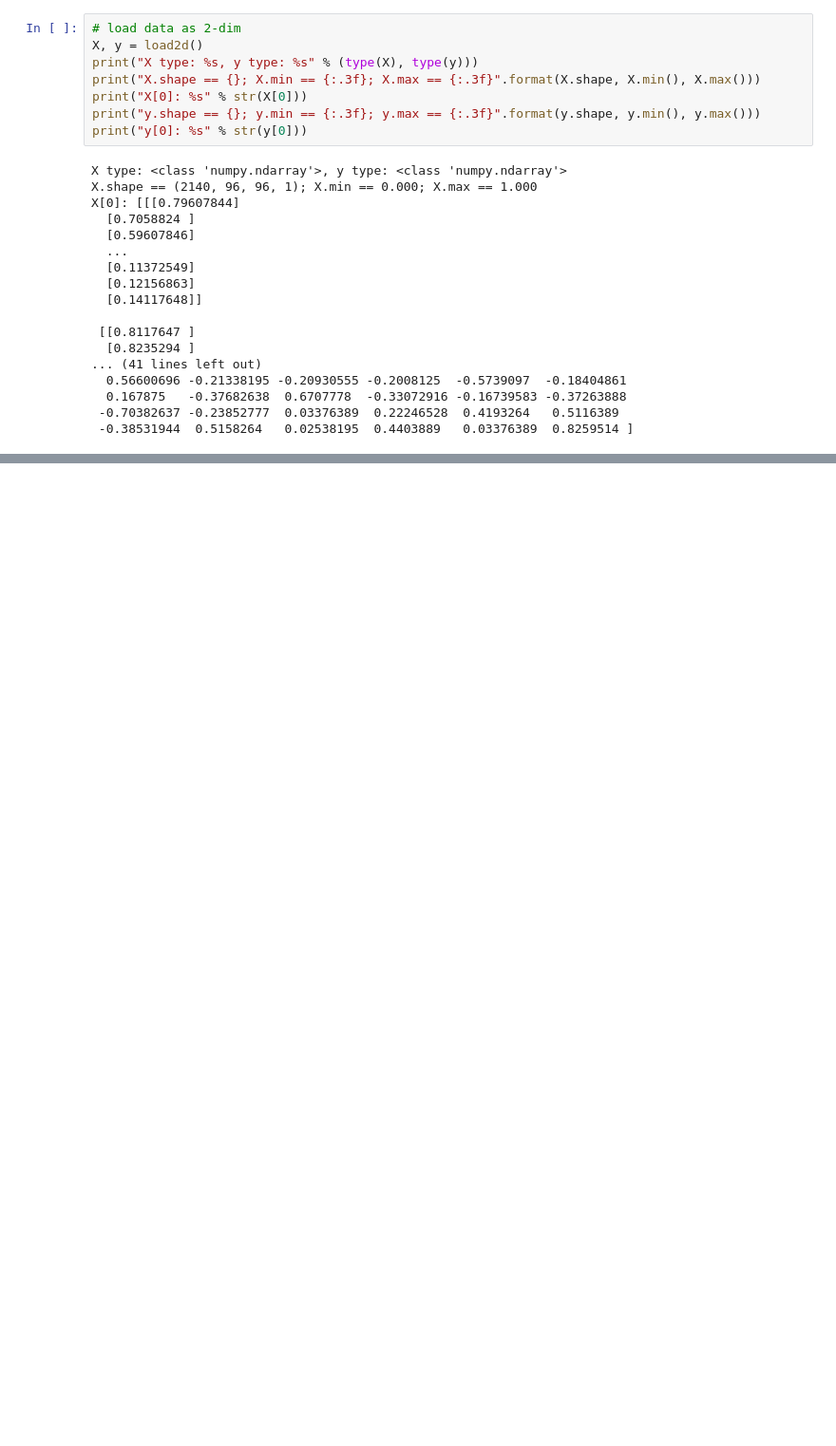
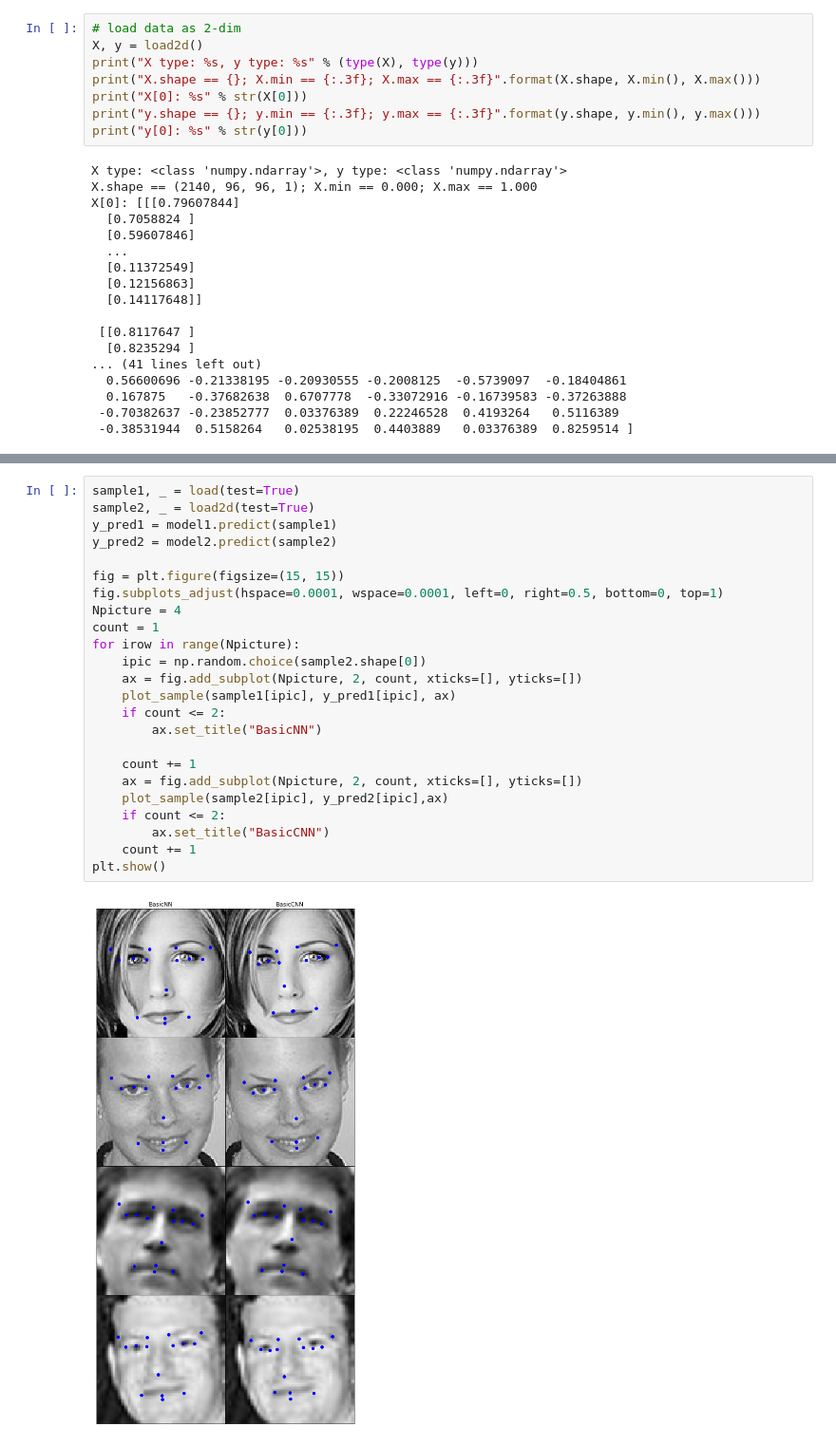
Before and after one commit to jinmoku1/MLnotebook, a Jupyter notebook: facial-keypoints-detection/kernel.ipynb, the cells around one changed output, grey strips where cells are left out. Shown at 95% size. Drawn from its saved outputs; the diff is of its cells as text; blank space fills up the shorter version.

```diff
--- a/facial-keypoints-detection/kernel.ipynb
+++ b/facial-keypoints-detection/kernel.ipynb
@@ -493,0 +494,26 @@ _________________________________________________________________
+# %%
+sample1, _ = load(test=True)
+sample2, _ = load2d(test=True)
+y_pred1 = model1.predict(sample1)
+y_pred2 = model2.predict(sample2)
+
+fig = plt.figure(figsize=(15, 15))
+fig.subplots_adjust(hspace=0.0001, wspace=0.0001, left=0, right=0.5, bottom=0, top=1)
+Npicture = 4
+count = 1
+for irow in range(Npicture):
+    ipic = np.random.choice(sample2.shape[0])
+    ax = fig.add_subplot(Npicture, 2, count, xticks=[], yticks=[])
+    plot_sample(sample1[ipic], y_pred1[ipic], ax)
+    if count <= 2:
+        ax.set_title("BasicNN")
+
+    count += 1
+    ax = fig.add_subplot(Npicture, 2, count, xticks=[], yticks=[])
+    plot_sample(sample2[ipic], y_pred2[ipic],ax)
+    if count <= 2:
+        ax.set_title("BasicCNN")
+    count += 1
+plt.show()
+# %% [output]
+[figure, added]
```
Also changed, not shown: parts of 5 cells of this notebook.
